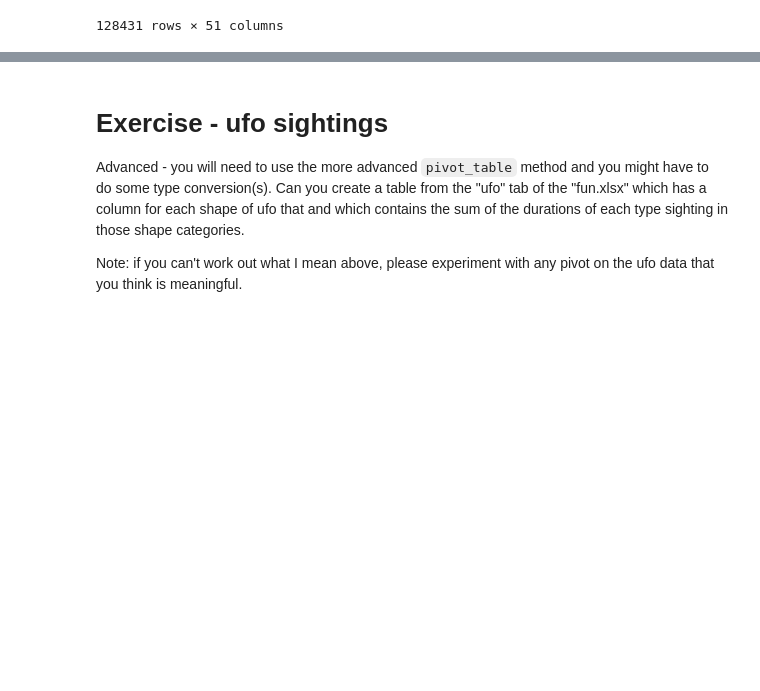
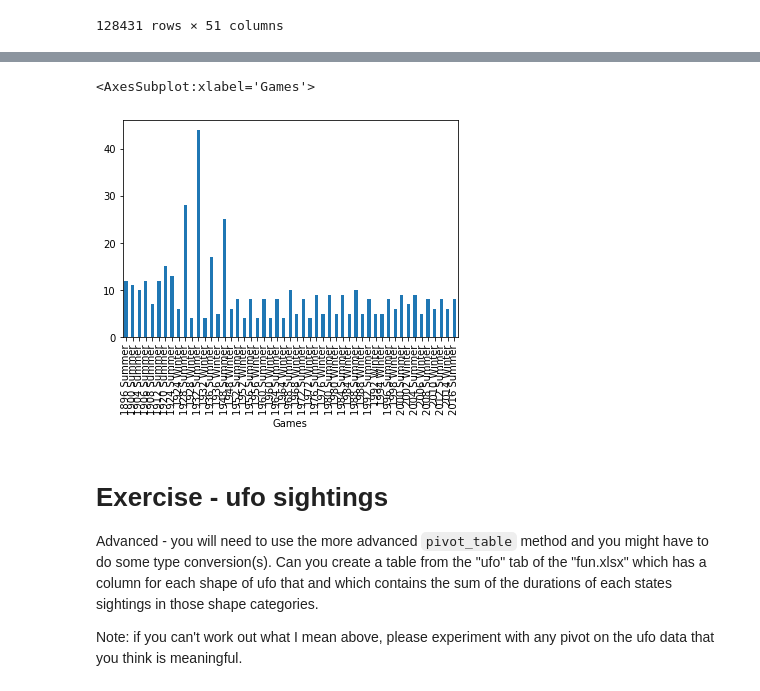
Before and after one commit to altmattr/Excel2Python, a Jupyter notebook: 7-pivots.ipynb, the cells around one changed output, grey strips where cells are left out. Cells and saved outputs as stored; diff of their text form; code cells hidden in the pictures; blank space fills up the shorter version.

```diff
--- a/7-pivots.ipynb
+++ b/7-pivots.ipynb
@@ -112,7 +128,14 @@ olympics[olympics["Games"] == "1912 Summer"]
+# %%
+olympics[olympics["Games"] == "1912 Summer"]
+summ = olympics.pivot_table(values="Age", index="Name",columns="Games", aggfunc=len)
+summ.max().plot(kind="bar")
+# %% [output]
+<AxesSubplot:xlabel='Games'>
+[figure, added]
 # %% [markdown]
 # Exercise - ufo sightings
 
-Advanced - you will need to use the more advanced `pivot_table` method and you might have to do some type conversion(s).  Can you create a table from the "ufo" tab of the "fun.xlsx" which has a column for each shape of ufo that and which contains the sum of the durations of each type sighting in those shape categories.
+Advanced - you will need to use the more advanced `pivot_table` method and you might have to do some type conversion(s).  Can you create a table from the "ufo" tab of the "fun.xlsx" which has a column for each shape of ufo that and which contains the sum of the durations of each states sightings in those shape categories.
 
 Note: if you can't work out what I mean above, please experiment with any pivot on the ufo data that you think is meaningful.
 # %%
```
Also changed, not shown: parts of 8 cells of this notebook, 4 other files.
